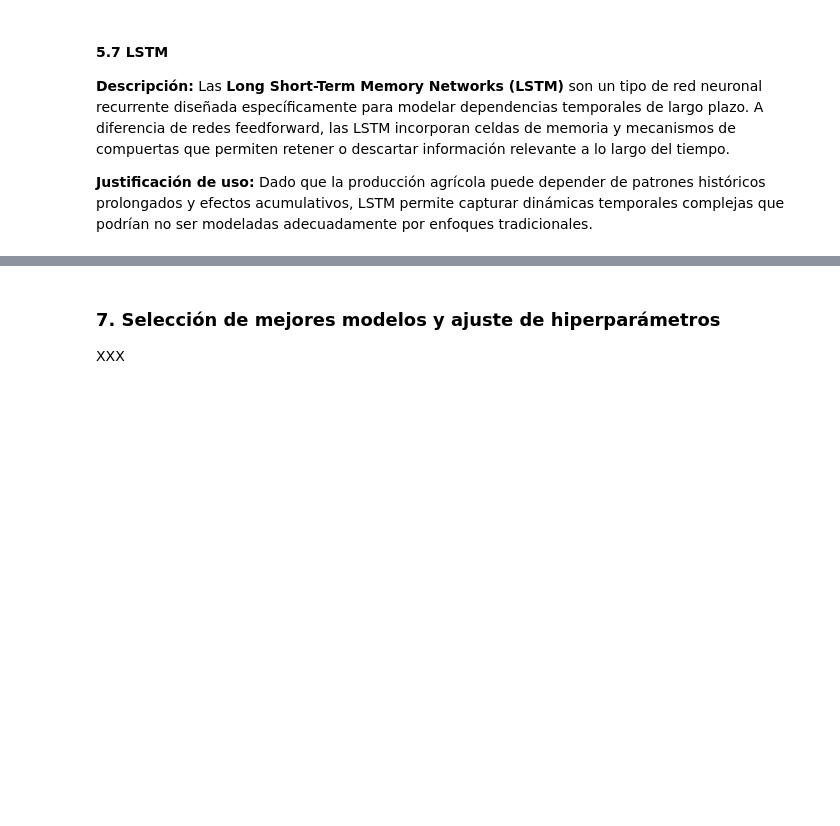
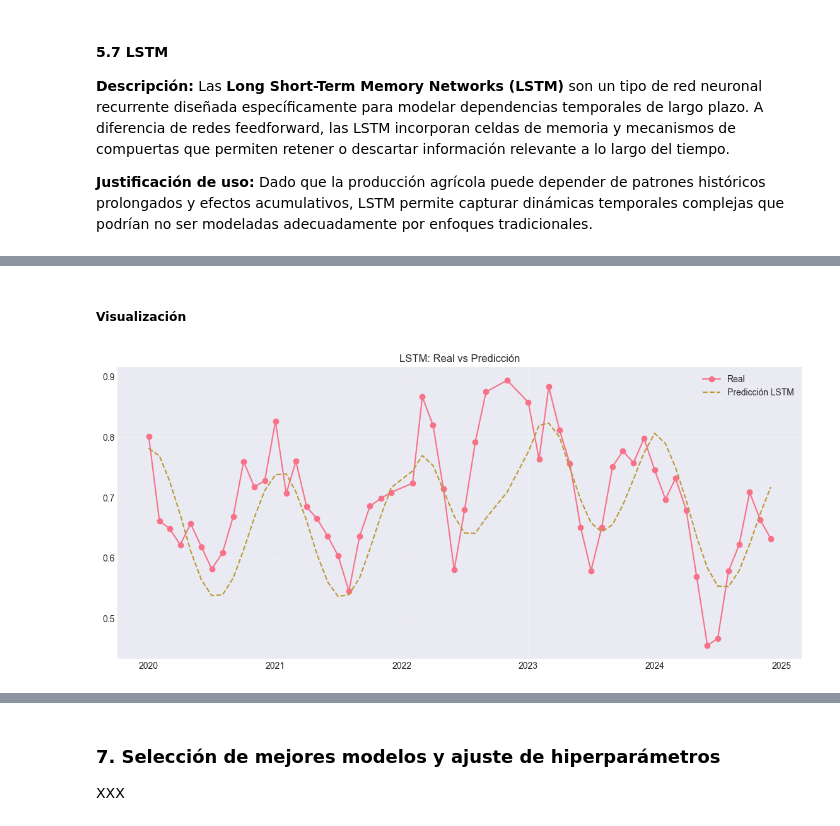
Before and after one commit to juan-pablo-lopez/tc5035-ene26-equipo29, a Jupyter notebook: Avance4.Equipo29.ipynb, the cells around one changed output, grey strips where cells are left out. Saved outputs shown, nothing was run; the diff lists cells and outputs as text; code cells hidden in the pictures; blank space fills up the shorter version.

Commit message:
LSTM, GPR, Comparativa

```diff
--- a/Avance4.Equipo29.ipynb
+++ b/Avance4.Equipo29.ipynb
@@ -1117,0 +1442,16 @@ XXX
+# %%
+early_stop = EarlyStopping(
+    monitor='val_loss',
+    patience=10,
+    restore_best_weights=True
+)
+
+history = model_lstm.fit(
+    X_train_seq,
+    y_train_seq,
+    validation_split=0.2,
+    epochs=100,
+    batch_size=16,
+    callbacks=[early_stop],
+    verbose=1
+)
@@ -1117,0 +1478,8 @@ XXX
+# %%
+# Predicción
+z_pred = model_lstm.predict(X_test_seq).flatten()
+y_pred_lstm = np.expm1(z_pred)
+
+# Los primeros 12 puntos de test no se predicen porque no hay secuencia
+# completa para esos puntos
+y_test_eval = np.expm1(y_test_seq)
@@ -1117,0 +1488,18 @@ XXX
+# %% [markdown]
+##### Visualización
+# %%
+fig, ax = plt.subplots(figsize=(14,6))
+
+ax.plot(y_test.index[window_size:], y_test_eval,
+        label='Real', marker='o')
+
+ax.plot(y_test.index[window_size:], y_pred_lstm,
+        label='Predicción LSTM', linestyle='--')
+
+ax.set_title("LSTM: Real vs Predicción")
+ax.legend()
+ax.grid(alpha=0.3)
+
+plt.show()
+# %% [output]
+[figure, added]
```
Also changed, not shown: parts of 64 cells of this notebook.
